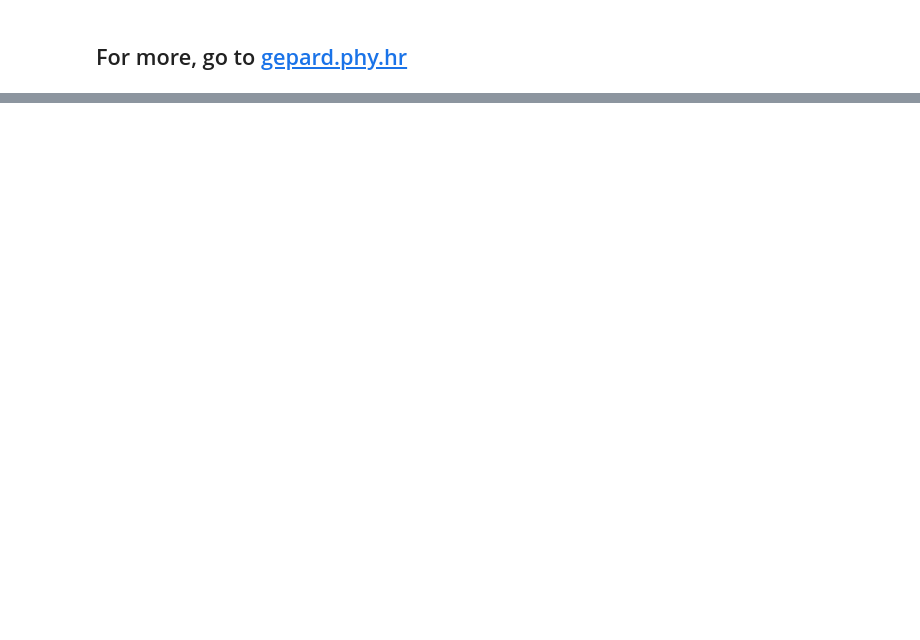
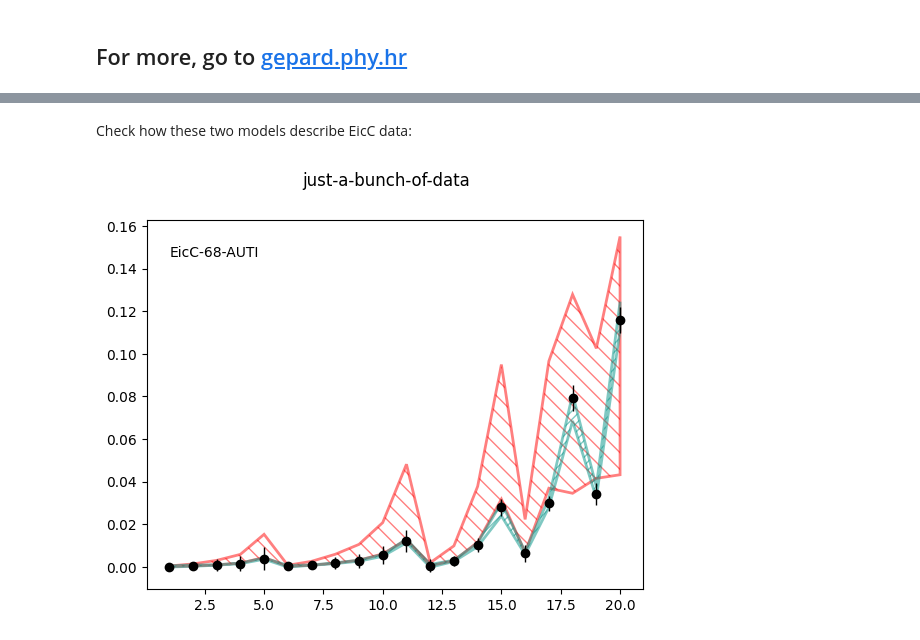
Before and after one commit to kkumer/gepard-presentation, a Jupyter notebook: slides.ipynb, the cells around one changed output, grey strips where cells are left out. Drawn from its saved outputs; the diff is of its cells as text; code cells hidden in the pictures; blank space fills up the shorter version.

```diff
--- a/slides.ipynb
+++ b/slides.ipynb
@@ -240,0 +364,13 @@ collected 111 items
+# %%
+class NNTest10(g.model.NeuralModel, g.eff.DipoleEFF, g.dvcs.BM10tw2):
+    pass
+
+thold = NNTest10(output_layer=['ReH', 'ImH', 'ReE', 'ImE', 'ImHt', 'ReHt'])
+thnew = NNTest10(output_layer=['ReH', 'ImH', 'ReE', 'ImE', 'ImHt', 'ReHt'])
+# %%
+thold.name = 'JLab+HERMES'
+thnew.name = 'JLab+HERMES+EicC'
+# %%
+# only 8 nets are saved from 10, I removed two worst nets by hand
+thold.nets = torch.load('old.tar')
+thnew.nets = torch.load('new.tar')
@@ -240,0 +383,6 @@ collected 111 items
+# %% [markdown]
+Check how these two models describe EicC data:
+# %%
+fig = gplots.jbod(points=g.dset[3004][:20], bands=[thold, thnew])
+# %% [output]
+[figure, added]
```
Also changed, not shown: parts of 43 cells of this notebook.
